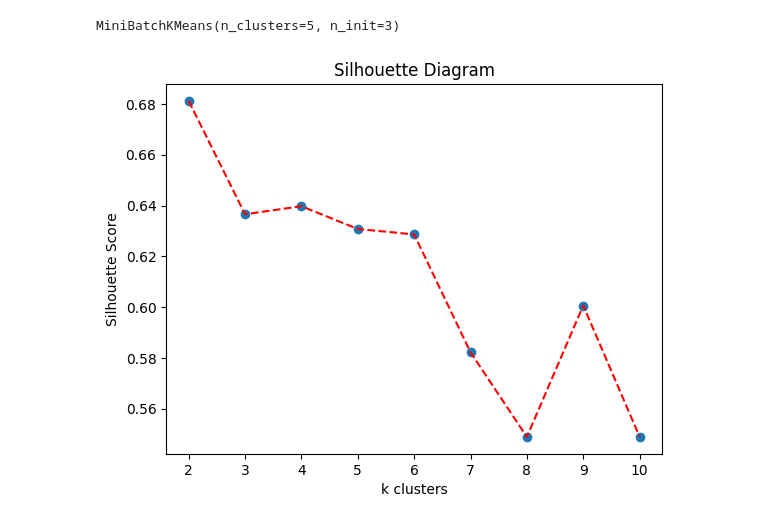
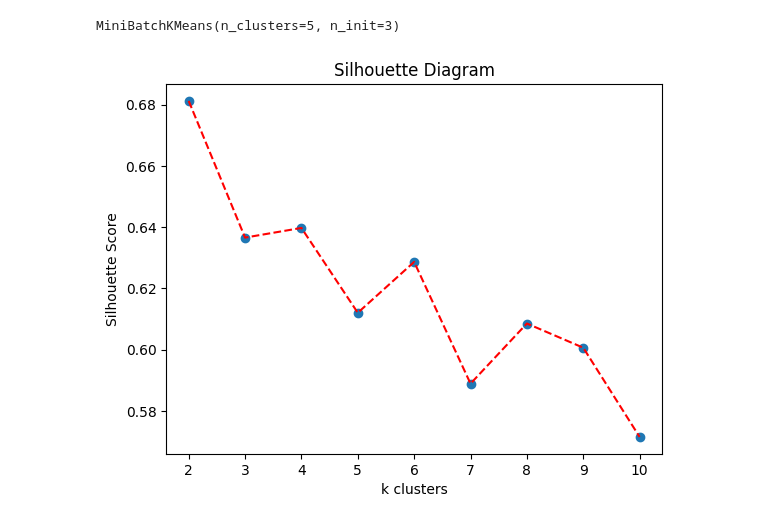
Before and after one commit to riziuzi/ASD_Unsupervised_Subgroup_Discovery, a Jupyter notebook: main.ipynb, the cells around one changed output. Drawn from its saved outputs; the diff is of its cells as text; code cells hidden in the pictures.

```diff
--- a/main.ipynb
+++ b/main.ipynb
@@ -63,23 +63,23 @@ MiniBatchKMeans(n_clusters=5, n_init=3)
 # %%
 # Selecting the optimum number of clusters
 from sklearn.metrics import silhouette_score
 
 lis = []
 lis_num = []
 
 for i in range(2,11) :
-    kmeans1 = KMeans(n_clusters = i , n_init = 3)
+    kmeans1 = KMeans(n_clusters = i)
     kmeans1.fit(X)
     lis.append(silhouette_score(X, kmeans1.labels_))
     lis_num.append(i)
 
 plt.plot(lis_num ,lis , "r--")
 plt.scatter(lis_num, lis)
 plt.xlabel("k clusters")
 plt.ylabel("Silhouette Score")
 plt.title("Silhouette Diagram")
 plt.show()
 
 # Optimum no .of clusters , where silhouete score s maximum  , is 2 , 4 OR 5 .
 # %% [output]
-[figure, old version]
+[figure, new version]
```
